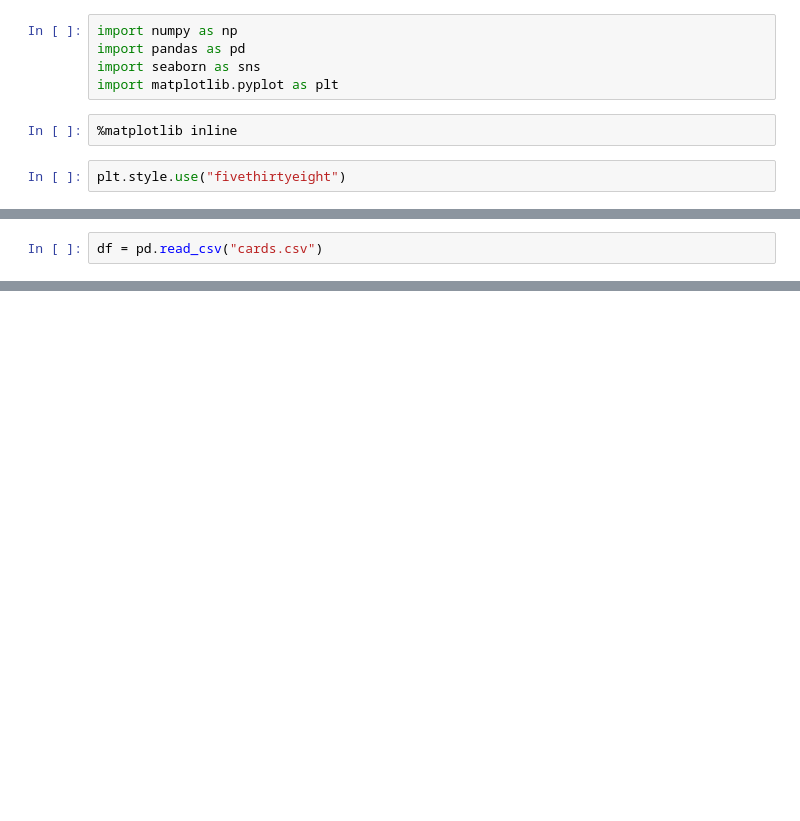
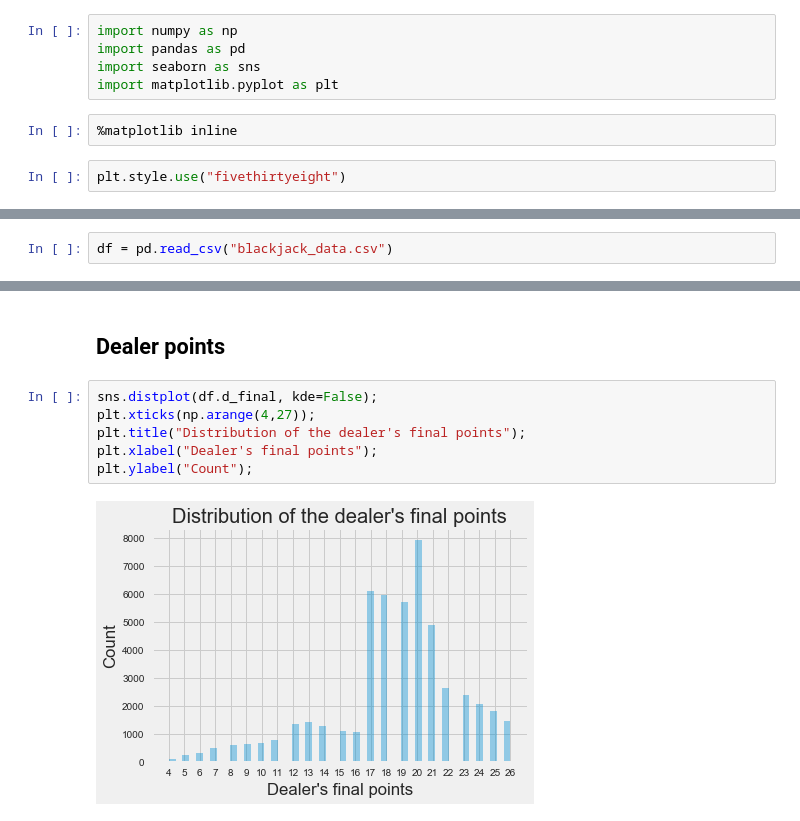
Before and after one commit to jocelyn-ong/data-science-projects, a Jupyter notebook: others/blackjack/analysis.ipynb, the cells around one changed output, grey strips where cells are left out. Cells and saved outputs as stored; diff of their text form; blank space fills up the shorter version.

```diff
--- a/others/blackjack/analysis.ipynb
+++ b/others/blackjack/analysis.ipynb
@@ -10,2 +12,2 @@ plt.style.use("fivethirtyeight")
 # %%
-df = pd.read_csv("cards.csv")
+df = pd.read_csv("blackjack_data.csv")
@@ -11,0 +23,10 @@ df = pd.read_csv("cards.csv")
+# %% [markdown]
+## Dealer points
+# %%
+sns.distplot(df.d_final, kde=False);
+plt.xticks(np.arange(4,27));
+plt.title("Distribution of the dealer's final points");
+plt.xlabel("Dealer's final points");
+plt.ylabel("Count");
+# %% [output]
+[figure, added]
```
Also changed, not shown: parts of 13 cells of this notebook, 2 other files.
